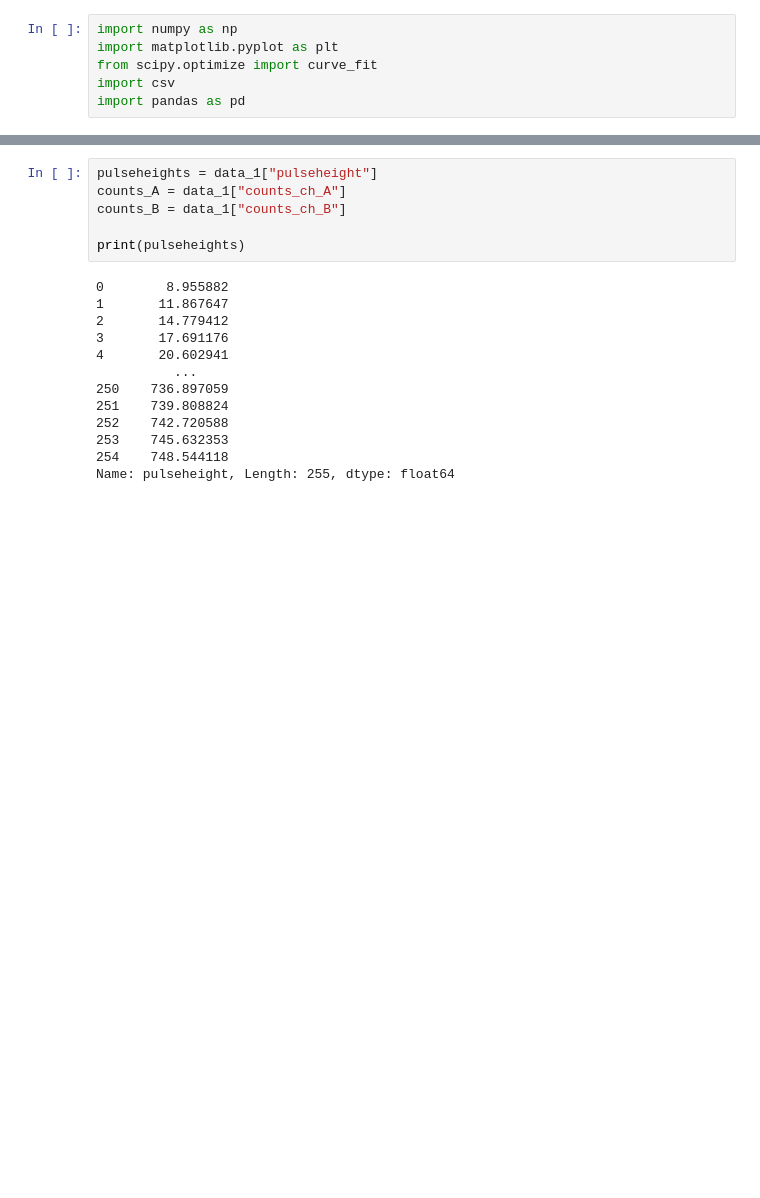
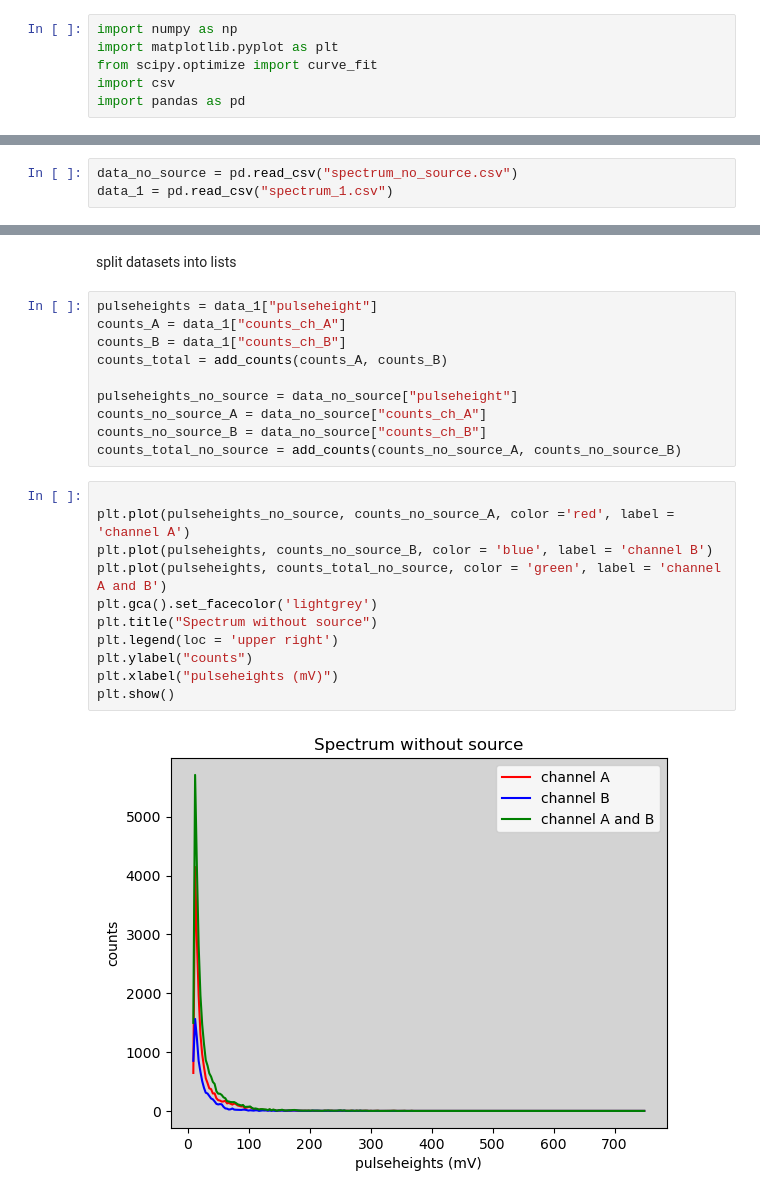
Before and after one commit to jrc-rodriguez/particle_physics, a Jupyter notebook: particle_physics.ipynb, the cells around one changed output, grey strips where cells are left out. Saved outputs shown, nothing was run; the diff lists cells and outputs as text; blank space fills up the shorter version.

```diff
--- a/particle_physics.ipynb
+++ b/particle_physics.ipynb
@@ -24,0 +9,3 @@ data_2
+# %%
+data_no_source = pd.read_csv("spectrum_no_source.csv")
+data_1 = pd.read_csv("spectrum_1.csv")
@@ -25,22 +33,28 @@ data_2
+# %% [markdown]
+split datasets into lists
 # %%
 pulseheights = data_1["pulseheight"]
 counts_A = data_1["counts_ch_A"]
 counts_B = data_1["counts_ch_B"]
+counts_total = add_counts(counts_A, counts_B)
 
-print(pulseheights)
+pulseheights_no_source = data_no_source["pulseheight"]
+counts_no_source_A = data_no_source["counts_ch_A"]
+counts_no_source_B = data_no_source["counts_ch_B"]
+counts_total_no_source = add_counts(counts_no_source_A, counts_no_source_B)
-# %% [output]
-0        8.955882
-1       11.867647
-2       14.779412
-3       17.691176
-4       20.602941
-          ...
-250    736.897059
-251    739.808824
-252    742.720588
-253    745.632353
-254    748.544118
-Name: pulseheight, Length: 255, dtype: float64
+# %%
+
+plt.plot(pulseheights_no_source, counts_no_source_A, color ='red', label = 'channel A')
+plt.plot(pulseheights, counts_no_source_B, color = 'blue', label = 'channel B')
+plt.plot(pulseheights, counts_total_no_source, color = 'green', label = 'channel A and B')
+plt.gca().set_facecolor('lightgrey')
+plt.title("Spectrum without source")
+plt.legend(loc = 'upper right')
+plt.ylabel("counts")
+plt.xlabel("pulseheights (mV)")
+plt.show()
+# %% [output]
+[figure, added]
 # %%
 plt.plot(pulseheights, counts_A, color ='red', label = 'channel A')
 plt.plot(pulseheights, counts_B, color = 'blue', label = 'channel B')
```
Also changed, not shown: parts of 10 cells of this notebook, 4 other files.
